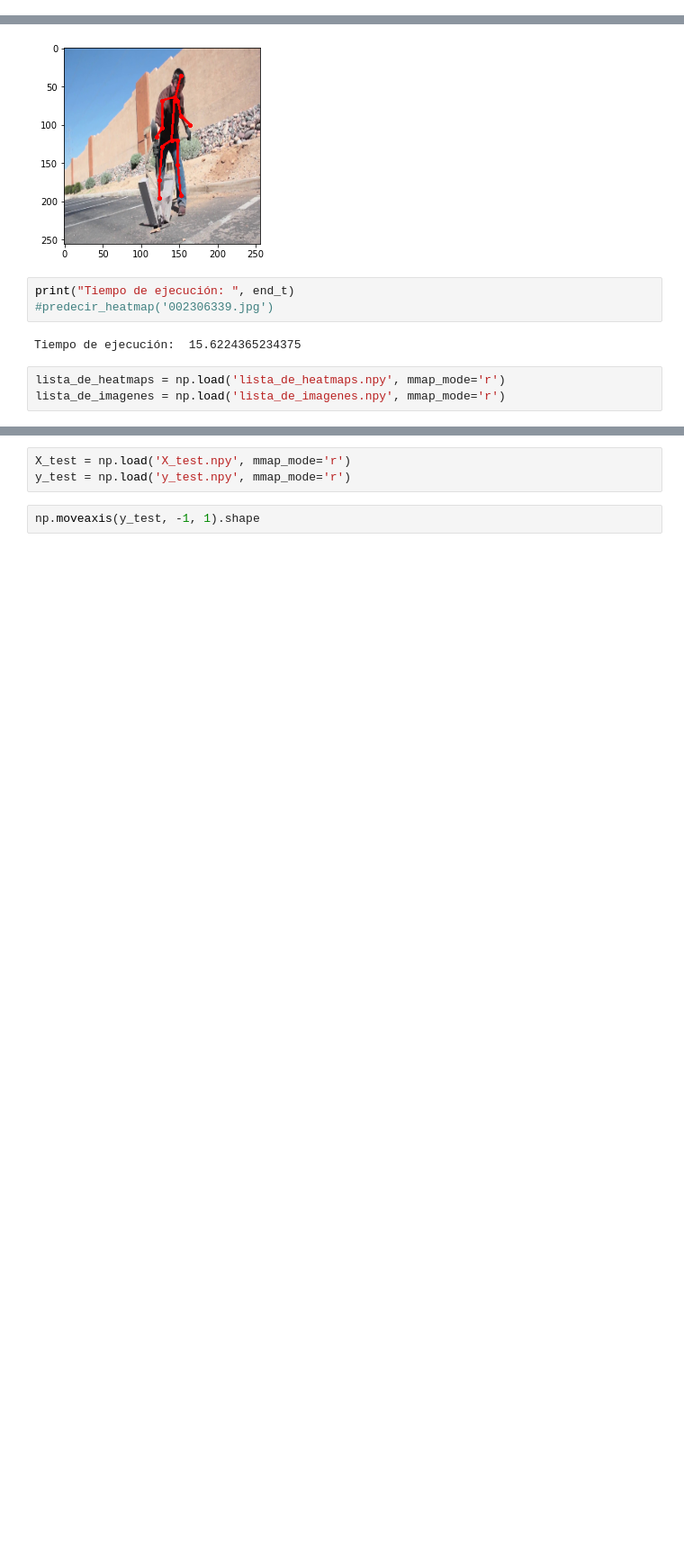
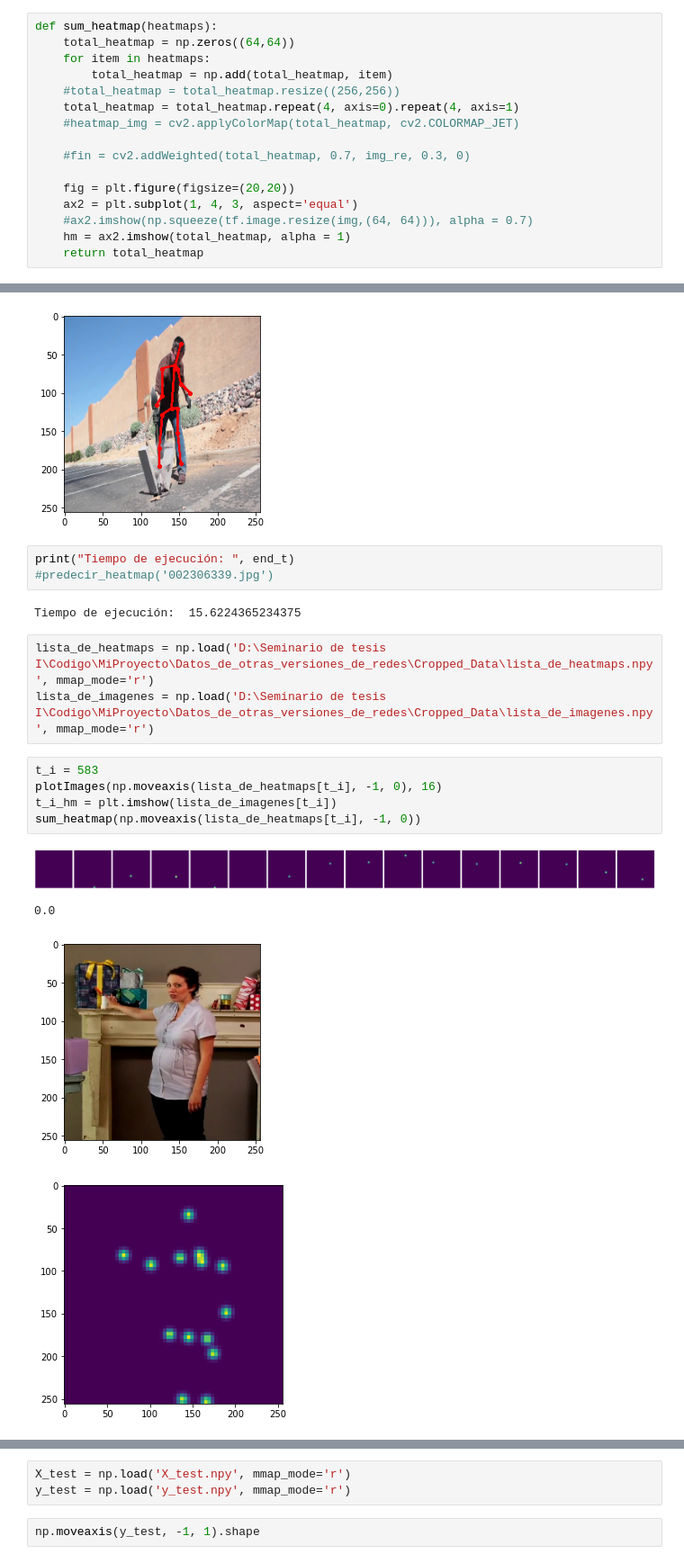
Before and after one commit to Grol4Espinoza/Human-Pose-Estimation, a Jupyter notebook: predict_test.ipynb, the cells around one changed output, grey strips where cells are left out. Shown: that part at 90% size. Saved outputs shown, nothing was run; the diff lists cells and outputs as text; blank space fills up the shorter version.

```diff
--- a/predict_test.ipynb
+++ b/predict_test.ipynb
@@ -102,6 +102,22 @@ def PCKH(validation_images, true_heatmaps):
 
     plot_y = plot_y * 100 / img_num
     return plot_x, plot_y
+# %%
+def sum_heatmap(heatmaps):
+    total_heatmap = np.zeros((64,64))
+    for item in heatmaps:
+        total_heatmap = np.add(total_heatmap, item)
+    #total_heatmap = total_heatmap.resize((256,256))
+    total_heatmap = total_heatmap.repeat(4, axis=0).repeat(4, axis=1)
+    #heatmap_img = cv2.applyColorMap(total_heatmap, cv2.COLORMAP_JET)
+
+    #fin = cv2.addWeighted(total_heatmap, 0.7, img_re, 0.3, 0)
+
+    fig = plt.figure(figsize=(20,20))
+    ax2 = plt.subplot(1, 4, 3, aspect='equal')
+    #ax2.imshow(np.squeeze(tf.image.resize(img,(64, 64))), alpha = 0.7)
+    hm = ax2.imshow(total_heatmap, alpha = 1)
+    return total_heatmap
 # %%
 model = load_model('single_person_modelv4.h5', compile=False)
 # %%
@@ -171,6 +187,16 @@ print("Tiempo de ejecución: ", end_t)
 # %% [output]
 Tiempo de ejecución:  15.6224365234375
 # %%
-lista_de_heatmaps = np.load('lista_de_heatmaps.npy', mmap_mode='r')
-lista_de_imagenes = np.load('lista_de_imagenes.npy', mmap_mode='r')
+lista_de_heatmaps = np.load('D:\Seminario de tesis I\Codigo\MiProyecto\Datos_de_otras_versiones_de_redes\Cropped_Data\lista_de_heatmaps.npy', mmap_mode='r')
+lista_de_imagenes = np.load('D:\Seminario de tesis I\Codigo\MiProyecto\Datos_de_otras_versiones_de_redes\Cropped_Data\lista_de_imagenes.npy', mmap_mode='r')
+# %%
+t_i = 583
+plotImages(np.moveaxis(lista_de_heatmaps[t_i], -1, 0), 16)
+t_i_hm = plt.imshow(lista_de_imagenes[t_i])
+sum_heatmap(np.moveaxis(lista_de_heatmaps[t_i], -1, 0))
+# %% [output]
+[figure, added]
+0.0
+[figure, added]
+[figure, added]
 # %%
```
Also changed, not shown: parts of 3 cells of this notebook, 5 other files.
